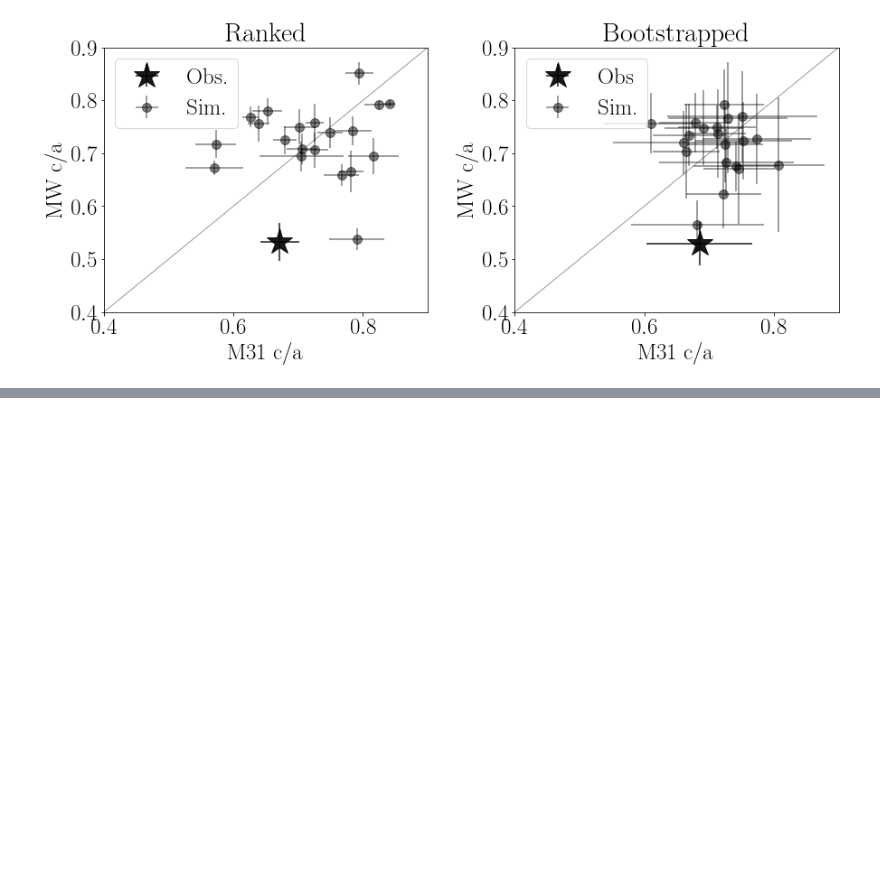
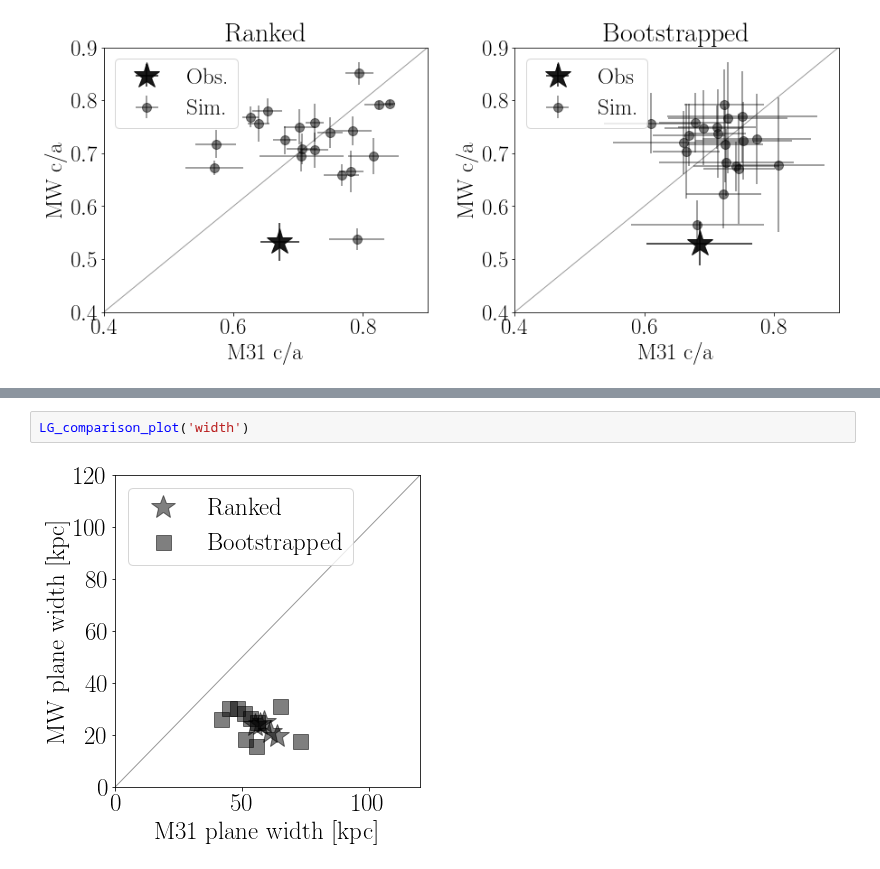
Before and after one commit to astroandes/SatelliteShapeLG, a Jupyter notebook: code/plot.ipynb, the cells around one changed output, grey strips where cells are left out. Saved outputs shown, nothing was run; the diff lists cells and outputs as text; blank space fills up the shorter version.

```diff
--- a/code/plot.ipynb
+++ b/code/plot.ipynb
@@ -274,0 +327,4 @@ comparison_plot('ca_ratio')
+# %%
+LG_comparison_plot('width')
+# %% [output]
+[figure, added]
```
Also changed, not shown: parts of 6 cells of this notebook.
